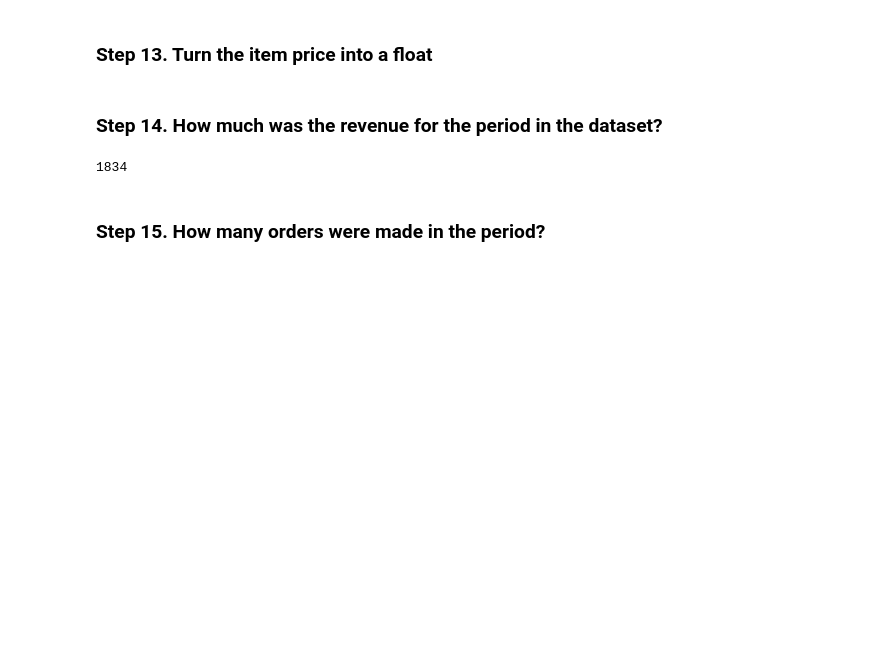
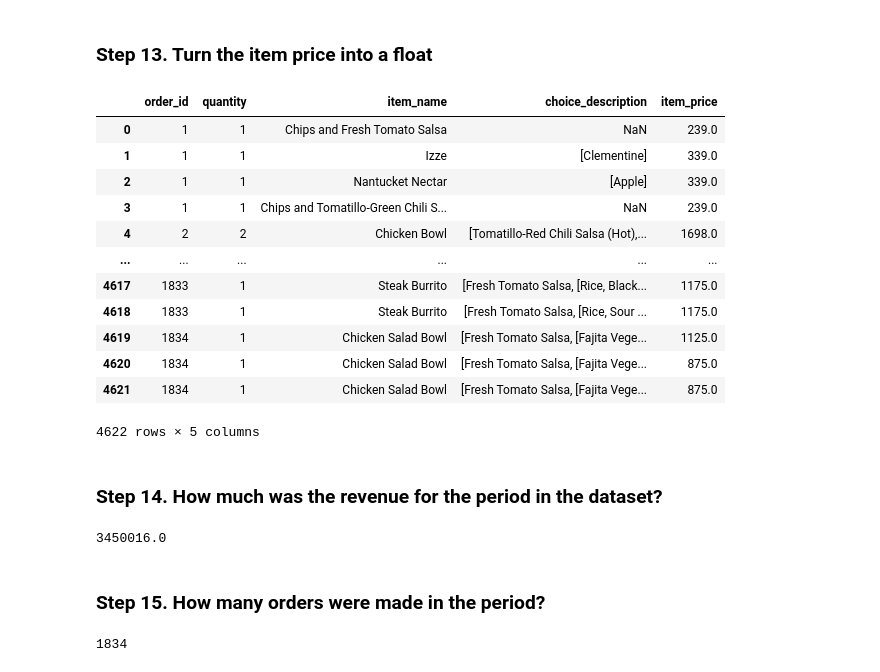
Before and after one commit to vikram3355/vikrammali3355, a Jupyter notebook: Pandas Exercises 1.ipynb, the cells around one changed output. Cells and saved outputs as stored; diff of their text form; code cells hidden in the pictures; blank space fills up the shorter version.

```diff
--- a/Pandas Exercises 1.ipynb
+++ b/Pandas Exercises 1.ipynb
@@ -175,11 +175,33 @@ df["quantity"].sum()
 4972
 # %% [markdown]
 ### Step 13. Turn the item price into a float
+# %%
+df["item_price"] = df["item_price"].replace('[\$\,\.]',"").astype(float)
+# %%
+df
+# %% [output]
+|  | order_id | quantity | item_name | choice_description | item_price |
+| 0 | 1 | 1 | Chips and Fresh Tomato Salsa | NaN | 239.0 |
+| 1 | 1 | 1 | Izze | [Clementine] | 339.0 |
+| 2 | 1 | 1 | Nantucket Nectar | [Apple] | 339.0 |
+| 3 | 1 | 1 | Chips and Tomatillo-Green Chili S... | NaN | 239.0 |
+| 4 | 2 | 2 | Chicken Bowl | [Tomatillo-Red Chili Salsa (Hot),... | 1698.0 |
+| ... | ... | ... | ... | ... | ... |
+| 4617 | 1833 | 1 | Steak Burrito | [Fresh Tomato Salsa, [Rice, Black... | 1175.0 |
+| 4618 | 1833 | 1 | Steak Burrito | [Fresh Tomato Salsa, [Rice, Sour ... | 1175.0 |
+| 4619 | 1834 | 1 | Chicken Salad Bowl | [Fresh Tomato Salsa, [Fajita Vege... | 1125.0 |
+| 4620 | 1834 | 1 | Chicken Salad Bowl | [Fresh Tomato Salsa, [Fajita Vege... | 875.0 |
+| 4621 | 1834 | 1 | Chicken Salad Bowl | [Fresh Tomato Salsa, [Fajita Vege... | 875.0 |
+4622 rows × 5 columns
 # %% [markdown]
 ### Step 14. How much was the revenue for the period in the dataset?
+# %%
+df["item_price"].sum()
+# %% [output]
+3450016.0
+# %% [markdown]
+### Step 15. How many orders were made in the period?
 # %%
 df["order_id"].nunique()
 # %% [output]
 1834
-# %% [markdown]
-### Step 15. How many orders were made in the period?
```
Also changed, not shown: parts of 3 cells of this notebook.
